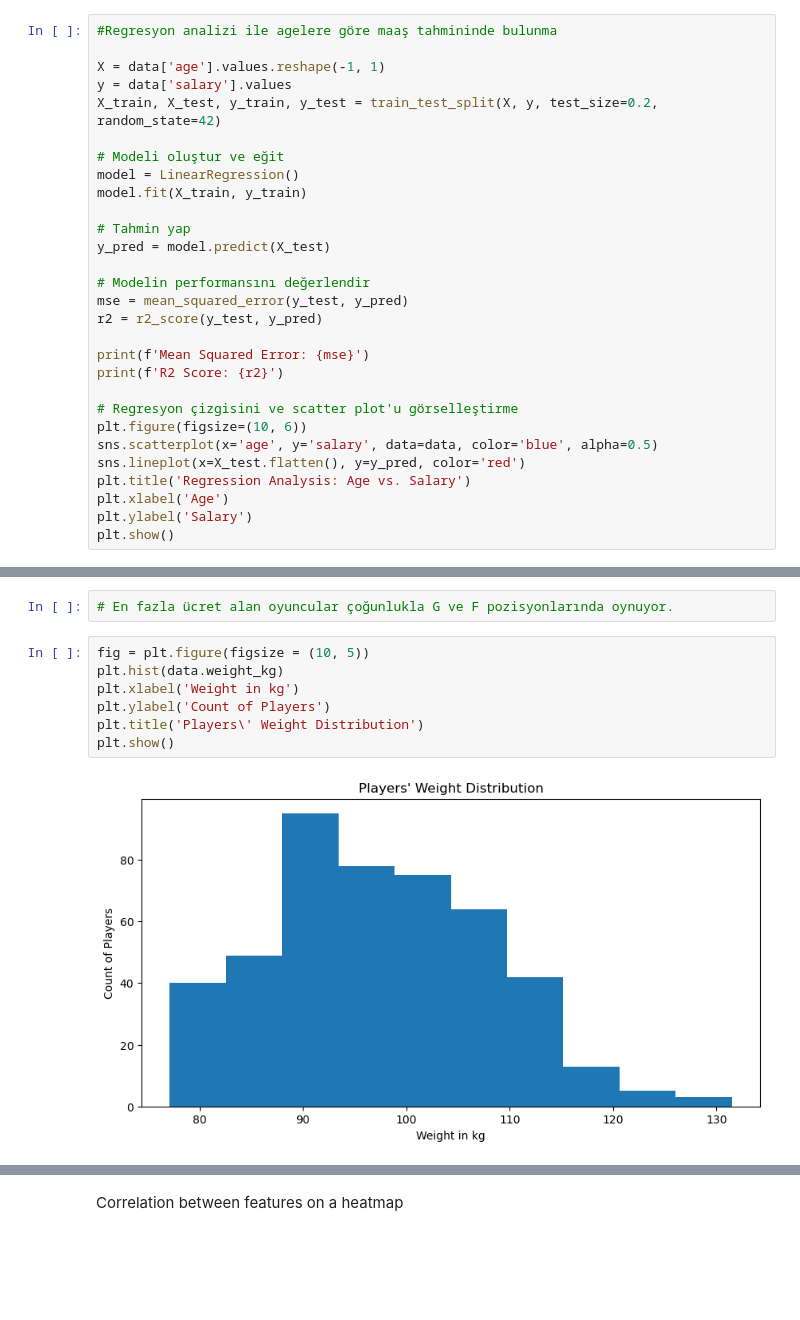
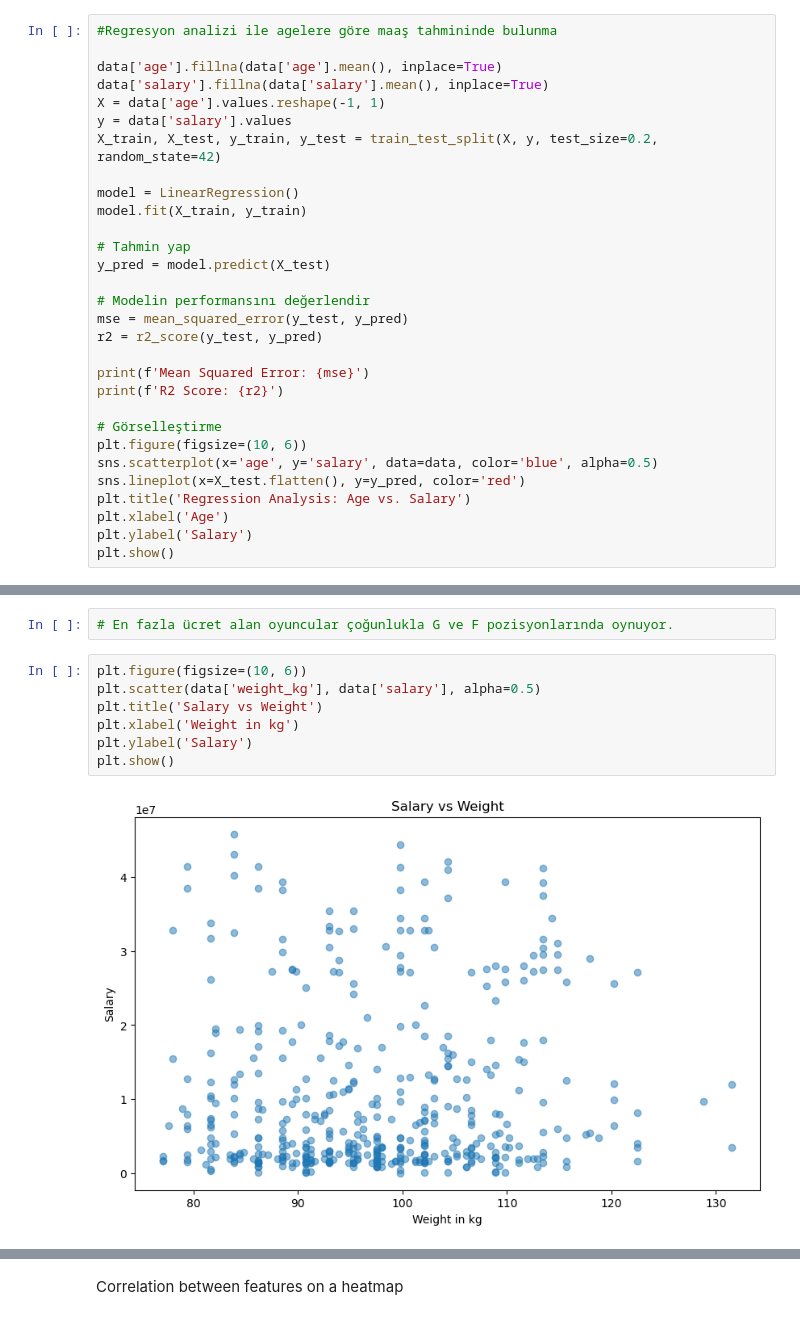
Before and after one commit to denizsimsek8/DATA-SCIENCE-PROJECT, a Jupyter notebook: NBA2K20.ipynb, the cells around one changed output, grey strips where cells are left out. Cells and saved outputs as stored; diff of their text form; blank space fills up the shorter version.

```diff
--- a/NBA2K20.ipynb
+++ b/NBA2K20.ipynb
@@ -505,11 +473,12 @@ plt.show()
 # %%
 #Regresyon analizi ile agelere göre maaş tahmininde bulunma
 
+data['age'].fillna(data['age'].mean(), inplace=True)
+data['salary'].fillna(data['salary'].mean(), inplace=True)
 X = data['age'].values.reshape(-1, 1)
 y = data['salary'].values
 X_train, X_test, y_train, y_test = train_test_split(X, y, test_size=0.2, random_state=42)
 
-# Modeli oluştur ve eğit
 model = LinearRegression()
 model.fit(X_train, y_train)
 
@@ -523,7 +492,7 @@ r2 = r2_score(y_test, y_pred)
 print(f'Mean Squared Error: {mse}')
 print(f'R2 Score: {r2}')
 
-# Regresyon çizgisini ve scatter plot'u görselleştirme
+# Görselleştirme
 plt.figure(figsize=(10, 6))
 sns.scatterplot(x='age', y='salary', data=data, color='blue', alpha=0.5)
 sns.lineplot(x=X_test.flatten(), y=y_pred, color='red')
@@ -880,11 +794,11 @@ fig.show()
 # %%
 # En fazla ücret alan oyuncular çoğunlukla G ve F pozisyonlarında oynuyor.
 # %%
-fig = plt.figure(figsize = (10, 5))
-plt.hist(data.weight_kg)
+plt.figure(figsize=(10, 6))
+plt.scatter(data['weight_kg'], data['salary'], alpha=0.5)
+plt.title('Salary vs Weight')
 plt.xlabel('Weight in kg')
-plt.ylabel('Count of Players')
-plt.title('Players\' Weight Distribution')
+plt.ylabel('Salary')
 plt.show()
 # %% [output]
-[figure, old version]
+[figure, new version]
```
Also changed, not shown: parts of 56 cells of this notebook.
